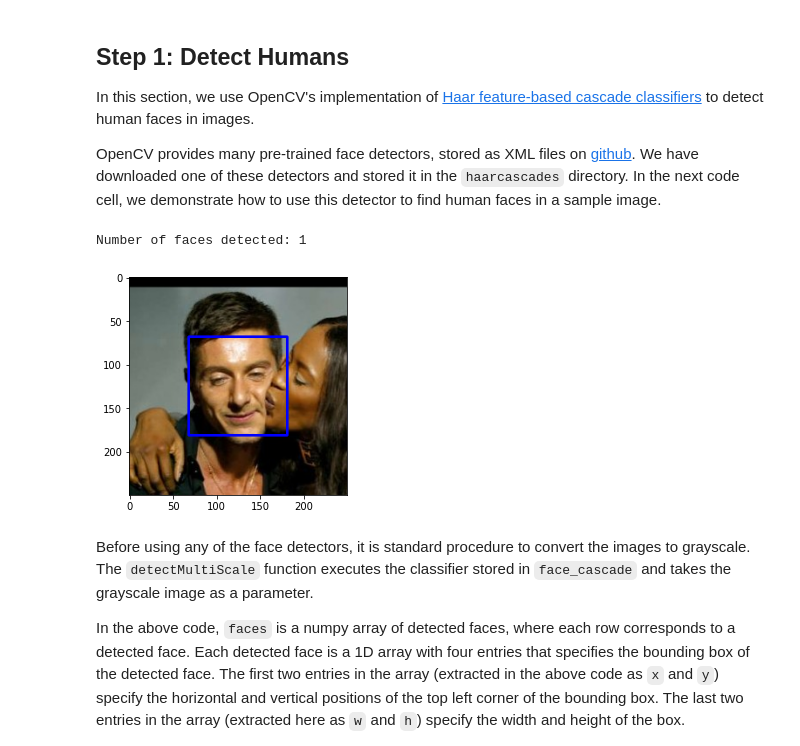
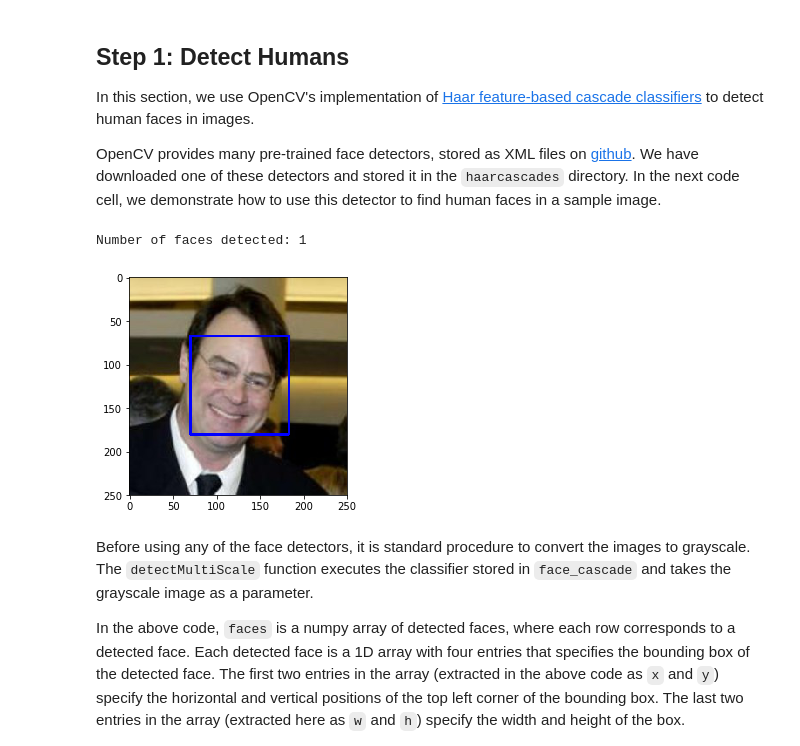
Before and after one commit to mfts/MLND-Dog-Breed-Classification-P3, a Jupyter notebook: dog_app.ipynb, the cells around one changed output. Cells and saved outputs as stored; diff of their text form; code cells hidden in the pictures.

```diff
--- a/dog_app.ipynb
+++ b/dog_app.ipynb
@@ -71,8 +58,8 @@ import numpy as np
 from glob import glob
 
 # load filenames for human and dog images
-human_files = np.array(glob("data/lfw/*/*"))
-dog_files = np.array(glob("data/dogImages/*/*/*"))
+human_files = np.array(glob("/data/lfw/*/*"))
+dog_files = np.array(glob("/data/dog_images/*/*/*"))
 
 # print number of images in each dataset
 print('There are %d total human images.' % len(human_files))
@@ -105,35 +92,35 @@ OpenCV provides many pre-trained face detectors, stored as XML files on [github]
 import cv2
 import matplotlib.pyplot as plt
 %matplotlib inline
 
 # extract pre-trained face detector
 face_cascade = cv2.CascadeClassifier('haarcascades/haarcascade_frontalface_alt.xml')
 
 # load color (BGR) image
-img = cv2.imread(human_files[1])
+img = cv2.imread(human_files[0])
 # convert BGR image to grayscale
 gray = cv2.cvtColor(img, cv2.COLOR_BGR2GRAY)
 
 # find faces in image
 faces = face_cascade.detectMultiScale(gray)
 
 # print number of faces detected in the image
 print('Number of faces detected:', len(faces))
 
 # get bounding box for each detected face
 for (x,y,w,h) in faces:
     # add bounding box to color image
     cv2.rectangle(img,(x,y),(x+w,y+h),(255,0,0),2)
 
 # convert BGR image to RGB for plotting
 cv_rgb = cv2.cvtColor(img, cv2.COLOR_BGR2RGB)
 
 # display the image, along with bounding box
 plt.imshow(cv_rgb)
 plt.show()
 # %% [output]
 Number of faces detected: 1
-[figure, old version]
+[figure, new version]
 # %% [markdown]
 Before using any of the face detectors, it is standard procedure to convert the images to grayscale.  The `detectMultiScale` function executes the classifier stored in `face_cascade` and takes the grayscale image as a parameter.
 
```
Also changed, not shown: parts of 25 cells of this notebook, 1 other file.
